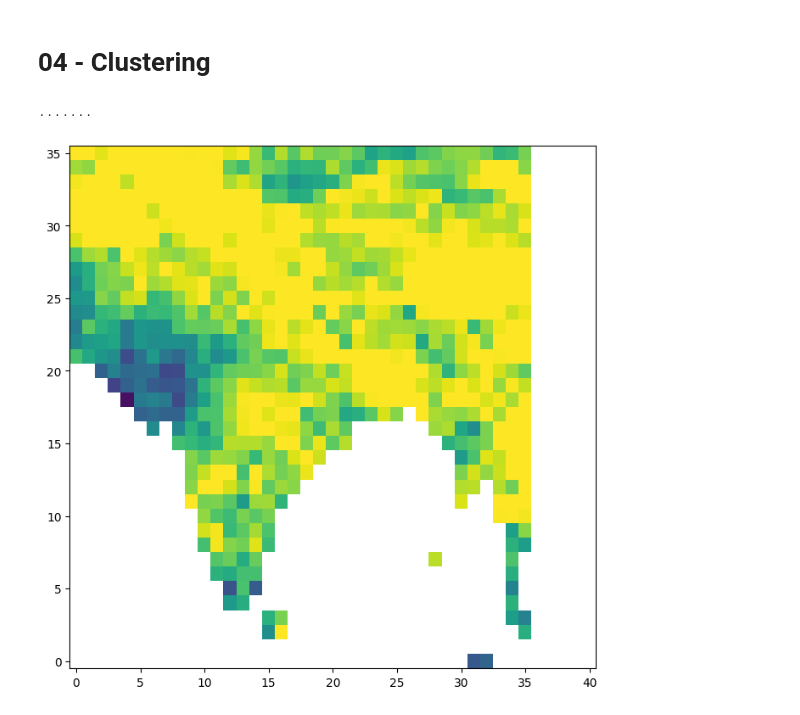
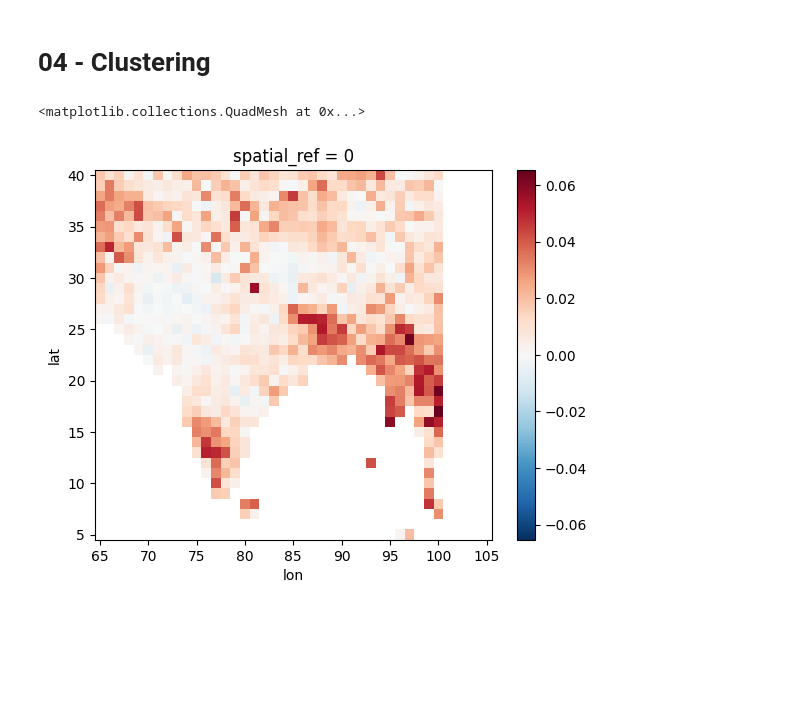
Before and after one commit to JGrassi97/XSeasonsDetect, a Jupyter notebook: notebooks/04_clustering.ipynb, the cells around one changed output. Cells and saved outputs as stored; diff of their text form; code cells hidden in the pictures; blank space fills up the shorter version.

```diff
--- a/notebooks/04_clustering.ipynb
+++ b/notebooks/04_clustering.ipynb
@@ -73,34 +77,3 @@ if not os.path.exists(results_path_file) or overwrite_results:
 
 else:
     result = xr.open_dataset(results_path_file).__xarray_dataarray_variable__
-# %%
-fps = 2
-nSeconds = n_iters
-
-array_3d  = error_history_da.to_numpy()
-snapshots = [array_3d [:, :, i] for i in range(array_3d .shape[2])]
-
-# First set up the figure, the axis, and the plot element we want to animate
-fig = plt.figure( figsize=(8,8) )
-
-a = snapshots[0]
-im = plt.imshow(a, interpolation='none', aspect='auto', origin = 'lower', vmin=1200, vmax=1700)
-
-def animate_func(i):
-    if i % fps == 0:
-        print( '.', end ='' )
-
-    im.set_array(snapshots[i])
-    return [im]
-
-anim = animation.FuncAnimation(
-                               fig,
-                               animate_func,
-                               frames = n_iters,
-                               interval = 1000 / fps, # in ms
-                               )
-
-anim.save('test_anim.mp4', fps=fps, extra_args=['-vcodec', 'libx264'])
-# %% [output]
-.......
-[figure, removed]
@@ -109,3 +80,8 @@ xr.merge([dataset_t2m.isel(time=0), breakpoints.isel(cluster=0).rename('onset')]
+# %%
+(silhouette_scores_da.isel(iter = -1) - silhouette_scores_da.isel(iter = 0)).plot()
+# %% [output]
+<matplotlib.collections.QuadMesh at 0x...>
+[figure, added]
 # %%
 # Load country boundary data
 # mask_boundary = gpd.read_file(world_boundary_file, layer='ADM_1')
```
Also changed, not shown: parts of 5 cells of this notebook, 1 other file.
